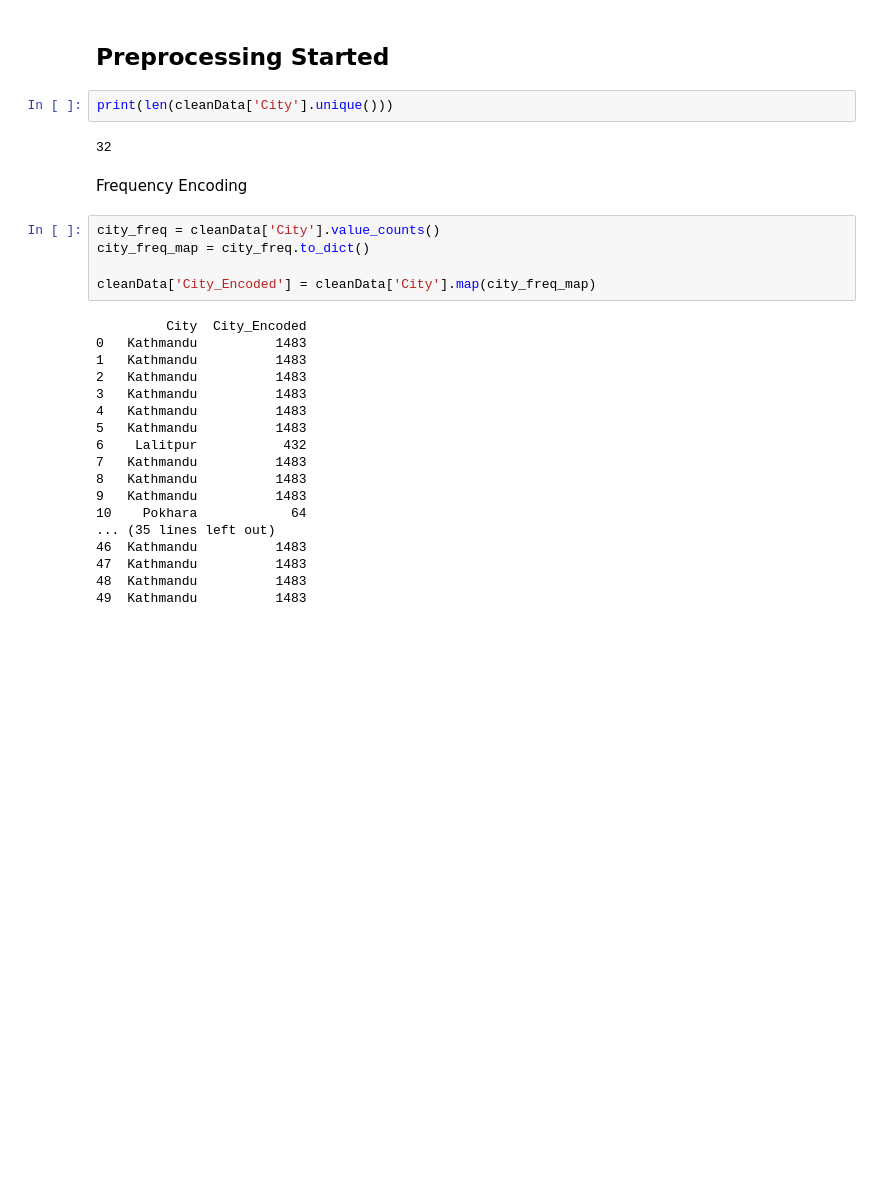
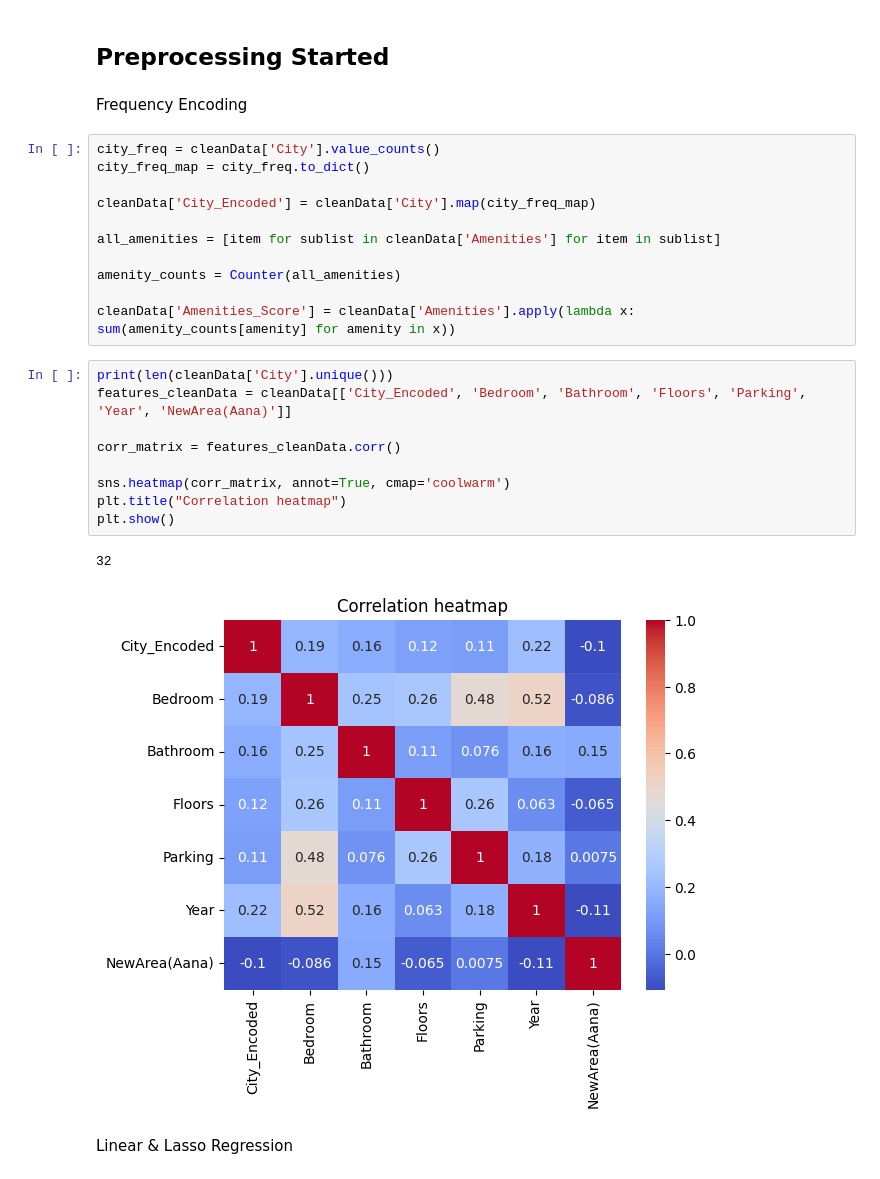
Before and after one commit to Swoyesh/House_Price_Predictor, a Jupyter notebook: housing.ipynb, the cells around one changed output. Cells and saved outputs as stored; diff of their text form; blank space fills up the shorter version.

```diff
--- a/housing.ipynb
+++ b/housing.ipynb
@@ -1514,10 +1521,6 @@ print(cohens_d_kp)
 0.28714299140467336
 # %% [markdown]
 ## Preprocessing Started
-# %%
-print(len(cleanData['City'].unique()))
-# %% [output]
-32
 # %% [markdown]
 Frequency Encoding
 # %%
@@ -1525,21 +1528,23 @@ city_freq = cleanData['City'].value_counts()
 city_freq_map = city_freq.to_dict()
 
 cleanData['City_Encoded'] = cleanData['City'].map(city_freq_map)
+
+all_amenities = [item for sublist in cleanData['Amenities'] for item in sublist]
+
+amenity_counts = Counter(all_amenities)
+
+cleanData['Amenities_Score'] = cleanData['Amenities'].apply(lambda x: sum(amenity_counts[amenity] for amenity in x))
-# %% [output]
-         City  City_Encoded
-0   Kathmandu          1483
-1   Kathmandu          1483
-2   Kathmandu          1483
-3   Kathmandu          1483
-4   Kathmandu          1483
-5   Kathmandu          1483
-6    Lalitpur           432
-7   Kathmandu          1483
-8   Kathmandu          1483
-9   Kathmandu          1483
-10    Pokhara            64
-... (35 lines left out)
-46  Kathmandu          1483
-47  Kathmandu          1483
-48  Kathmandu          1483
-49  Kathmandu          1483
+# %%
+print(len(cleanData['City'].unique()))
+features_cleanData = cleanData[['City_Encoded', 'Bedroom', 'Bathroom', 'Floors', 'Parking', 'Year', 'NewArea(Aana)']]
+
+corr_matrix = features_cleanData.corr()
+
+sns.heatmap(corr_matrix, annot=True, cmap='coolwarm')
+plt.title("Correlation heatmap")
+plt.show()
+# %% [output]
+32
+[figure, added]
+# %% [markdown]
+Linear & Lasso Regression
```
Also changed, not shown: parts of 6 cells of this notebook.
